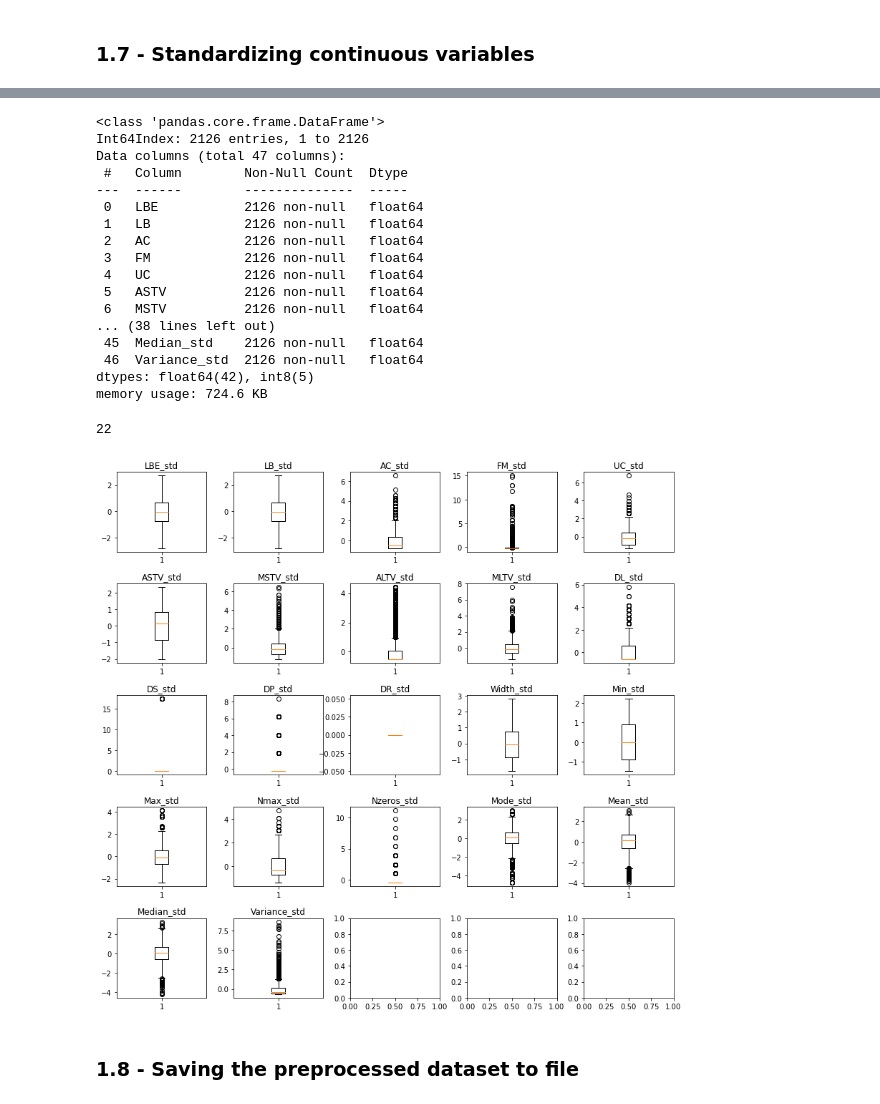
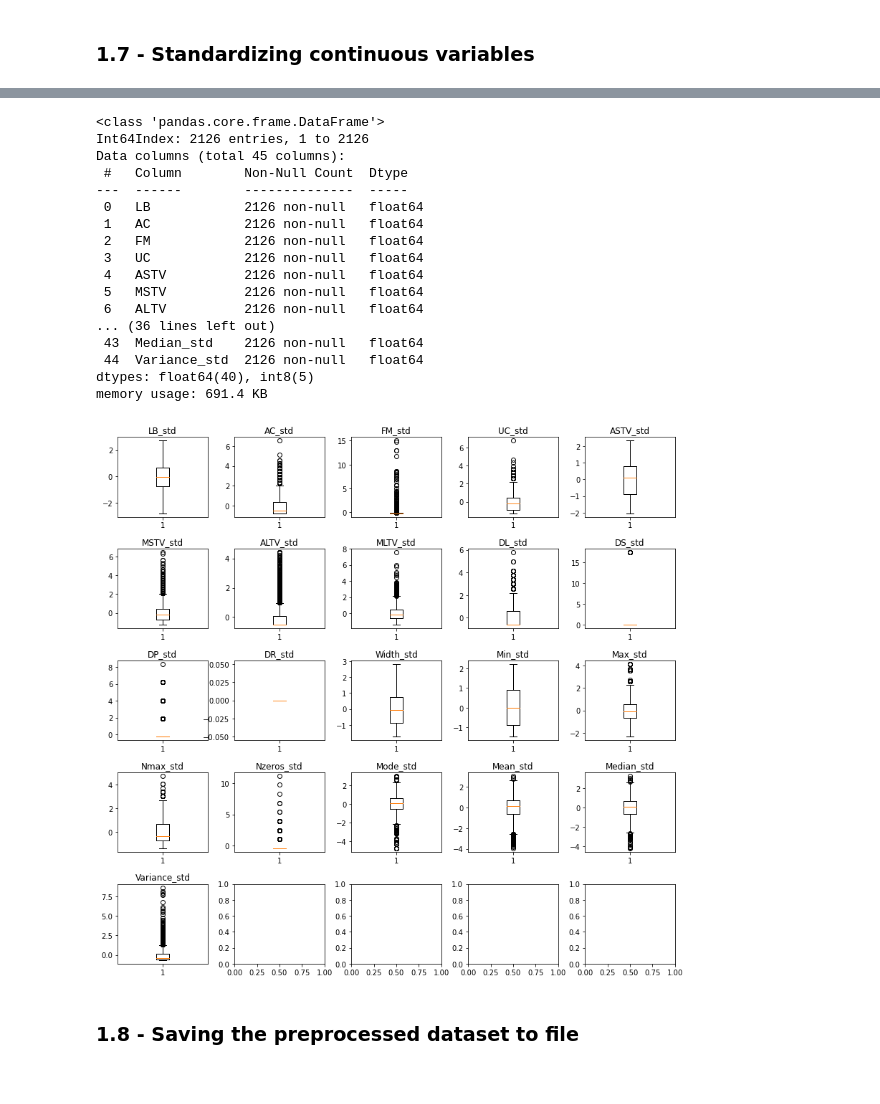
Before and after one commit to bduar/CodeOp-DS-project_fetal-CTG, a Jupyter notebook: Notebooks/01_Data-preprocessing.ipynb, the cells around one changed output, grey strips where cells are left out. Saved outputs shown, nothing was run; the diff lists cells and outputs as text; code cells hidden in the pictures.

```diff
--- a/Notebooks/01_Data-preprocessing.ipynb
+++ b/Notebooks/01_Data-preprocessing.ipynb
@@ -72,3 +72,7 @@ data
 | 2125 | 140.0 | 140.0 | 1.0 | 0.0 | 9.0 | 78.0 | 0.4 | 27.0 | 7.0 | 0.0 | ... | ... |
 | 2126 | 142.0 | 142.0 | 1.0 | 1.0 | 5.0 | 74.0 | 0.4 | 36.0 | 5.0 | 0.0 | ... | ... |
 2126 rows × 25 columns
+# %%
+# I have also noticed that LB and LBE are the same
+print(sum(data["LBE"] == data["LB"]))
+data.drop("LBE", axis = "columns", inplace = True)
@@ -189,16 +195,12 @@ import matplotlib.pyplot as plt
 from matplotlib.patches import Polygon
 
 fig, axs = plt.subplots(5, 5, figsize = (12, 12))
-n = 0
+axs = axs.flatten()
 
-for i in np.arange(5):
-    for j in np.arange(5):
-        plotting_var = data.columns.tolist()[n]
-        axs[i, j].boxplot(data[plotting_var])
-        axs[i, j].set_title(plotting_var)
-        n += 1
+for col_name, ax in zip(data.columns.tolist(), axs):
+    ax.boxplot(data[col_name])
+    ax.set_title(col_name)
 
 fig.subplots_adjust(left=0.08, right=0.98, bottom=0.05, top=0.9,
                     hspace=0.4, wspace=0.3)
-#plt.show()
 # %% [output]
@@ -228,6 +232,6 @@ memory usage: 388.2 KB
 # %%
 # Duplicate the variables to standardise (we want to keep the original values for interpretation & visualisation purposes)
-original_variables_to_standardise = data.loc[:, "LBE":"Variance"].columns.tolist()
+original_variables_to_standardise = data.loc[:, "LB":"Variance"].columns.tolist()
 variables_std = [element + "_std" for element in original_variables_to_standardise]
 
 data[variables_std] = data[original_variables_to_standardise]
@@ -235,21 +239,21 @@ data.info()
 # %% [output]
 <class 'pandas.core.frame.DataFrame'>
 Int64Index: 2126 entries, 1 to 2126
-Data columns (total 47 columns):
+Data columns (total 45 columns):
  #   Column        Non-Null Count  Dtype
 ---  ------        --------------  -----
- 0   LBE           2126 non-null   float64
- 1   LB            2126 non-null   float64
- 2   AC            2126 non-null   float64
- 3   FM            2126 non-null   float64
- 4   UC            2126 non-null   float64
- 5   ASTV          2126 non-null   float64
- 6   MSTV          2126 non-null   float64
-... (38 lines left out)
- 45  Median_std    2126 non-null   float64
- 46  Variance_std  2126 non-null   float64
-dtypes: float64(42), int8(5)
-memory usage: 724.6 KB
+ 0   LB            2126 non-null   float64
+ 1   AC            2126 non-null   float64
+ 2   FM            2126 non-null   float64
+ 3   UC            2126 non-null   float64
+ 4   ASTV          2126 non-null   float64
+ 5   MSTV          2126 non-null   float64
+ 6   ALTV          2126 non-null   float64
+... (36 lines left out)
+ 43  Median_std    2126 non-null   float64
+ 44  Variance_std  2126 non-null   float64
+dtypes: float64(40), int8(5)
+memory usage: 691.4 KB
 # %%
 # Standardise the variables
 from sklearn.preprocessing import StandardScaler
@@ -258,27 +262,19 @@ scaler = StandardScaler()
 data[variables_std] = scaler.fit_transform(data[variables_std])
 # %%
 # Check standardisation with boxplots
-print(len(variables_std)) # How many boxplots we want to produce
+# We can see that the mean is always 0 - good
 
 fig, axs = plt.subplots(5, 5, figsize = (12, 12))
-n = 0
+axs = axs.flatten()
 
-for i in np.arange(5):
-    for j in np.arange(5):
-        if (i == 4) & (j > 1):
-            break
-        else:
-            plotting_var = data[variables_std].columns.tolist()[n]
-            axs[i, j].boxplot(data[plotting_var])
-            axs[i, j].set_title(plotting_var)
-            #print(i, j, n)
-            n += 1
+for col_name, ax in zip(variables_std, axs):
+    ax.boxplot(data[col_name])
+    ax.set_title(col_name)
 
 fig.subplots_adjust(left=0.08, right=0.98, bottom=0.05, top=0.9,
                     hspace=0.4, wspace=0.3)
 # %% [output]
-22
-[figure, old version]
+[figure, new version]
 # %% [markdown]
 ### 1.8 - Saving the preprocessed dataset to file
 # %%
```
Also changed, not shown: parts of 9 cells of this notebook, 2 other files.
